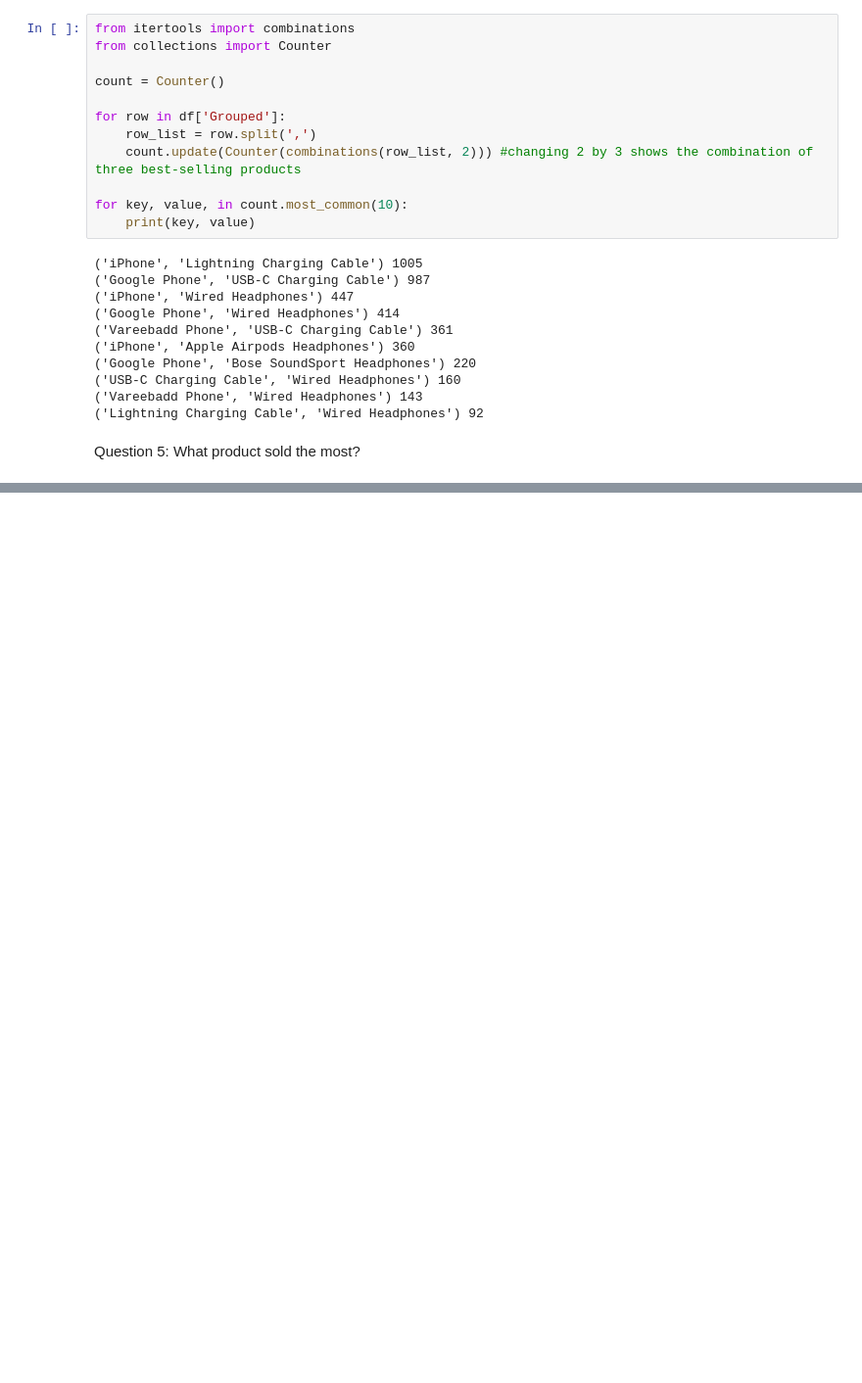
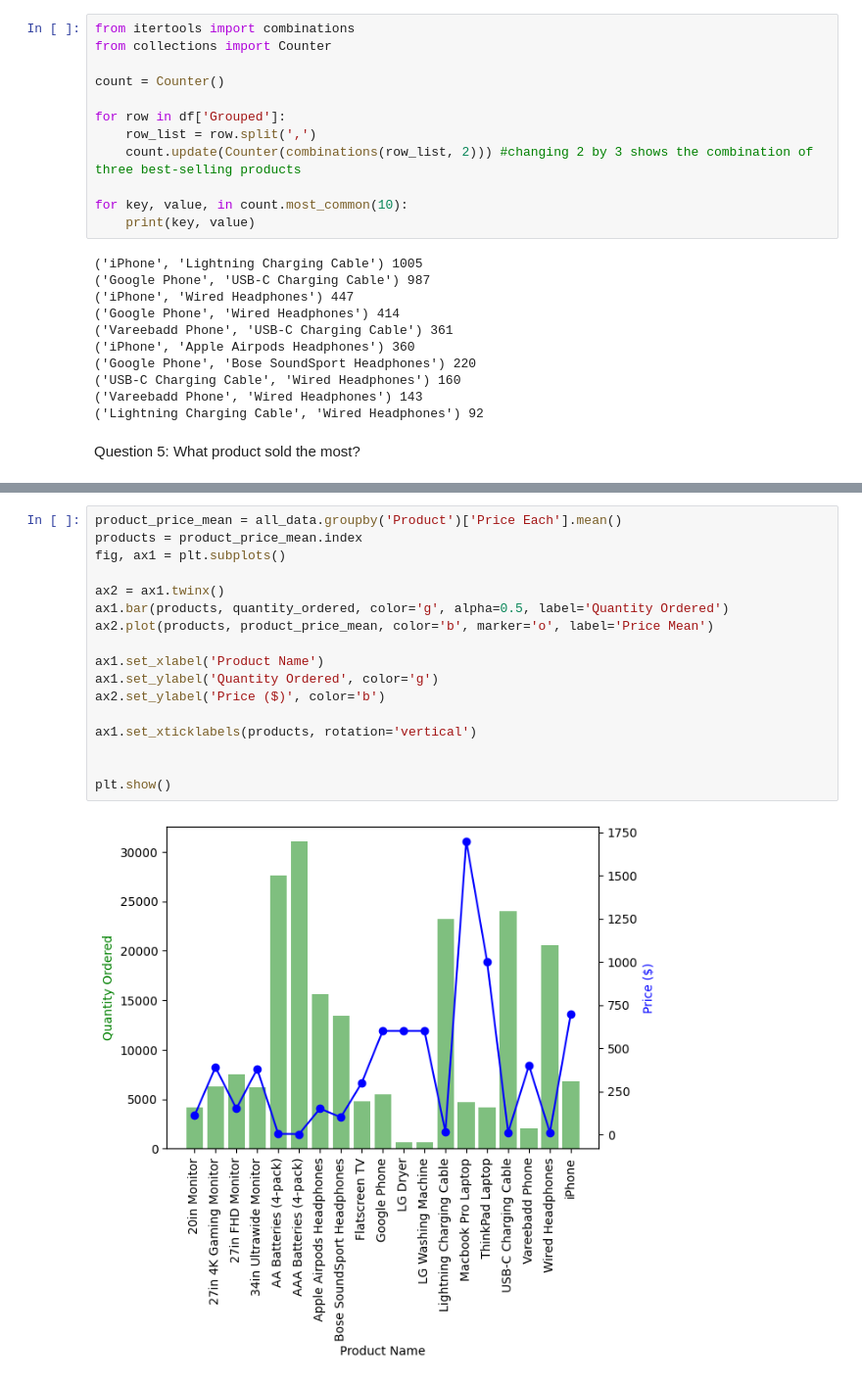
Before and after one commit to danielabaptista/Project_SalesDataAnalysis, a Jupyter notebook: projectSalesAnalysis.ipynb, the cells around one changed output, grey strips where cells are left out. Shown at 98% size. Drawn from its saved outputs; the diff is of its cells as text; blank space fills up the shorter version.

```diff
--- a/projectSalesAnalysis.ipynb
+++ b/projectSalesAnalysis.ipynb
@@ -257,0 +247,19 @@ iPhone                                  6849  4794300.00
+# %%
+product_price_mean = all_data.groupby('Product')['Price Each'].mean()
+products = product_price_mean.index
+fig, ax1 = plt.subplots()
+
+ax2 = ax1.twinx()
+ax1.bar(products, quantity_ordered, color='g', alpha=0.5, label='Quantity Ordered')
+ax2.plot(products, product_price_mean, color='b', marker='o', label='Price Mean')
+
+ax1.set_xlabel('Product Name')
+ax1.set_ylabel('Quantity Ordered', color='g')
+ax2.set_ylabel('Price ($)', color='b')
+
+ax1.set_xticklabels(products, rotation='vertical')
+
+
+plt.show()
+# %% [output]
+[figure, added]
```
Also changed, not shown: parts of 2 cells of this notebook.
